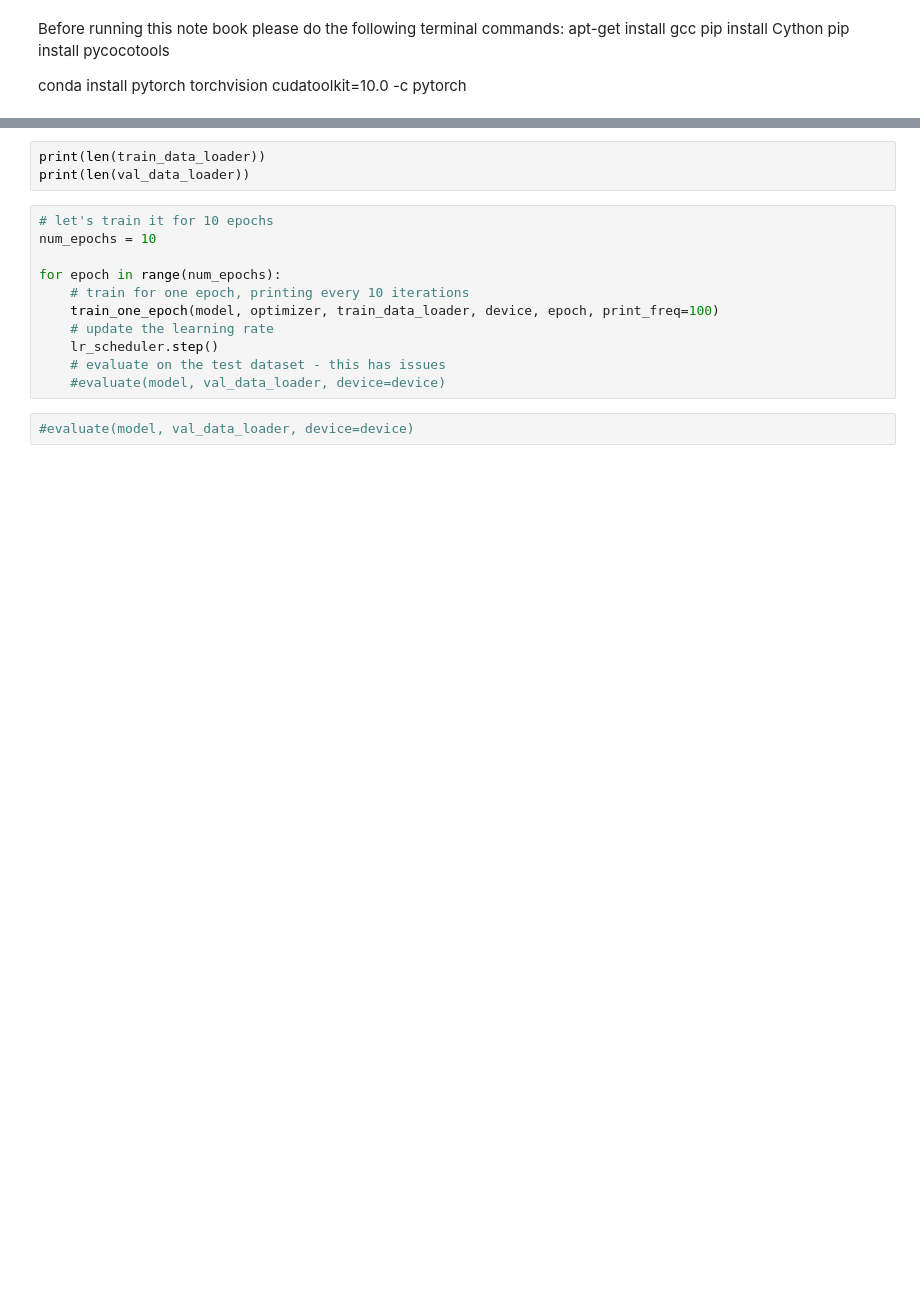
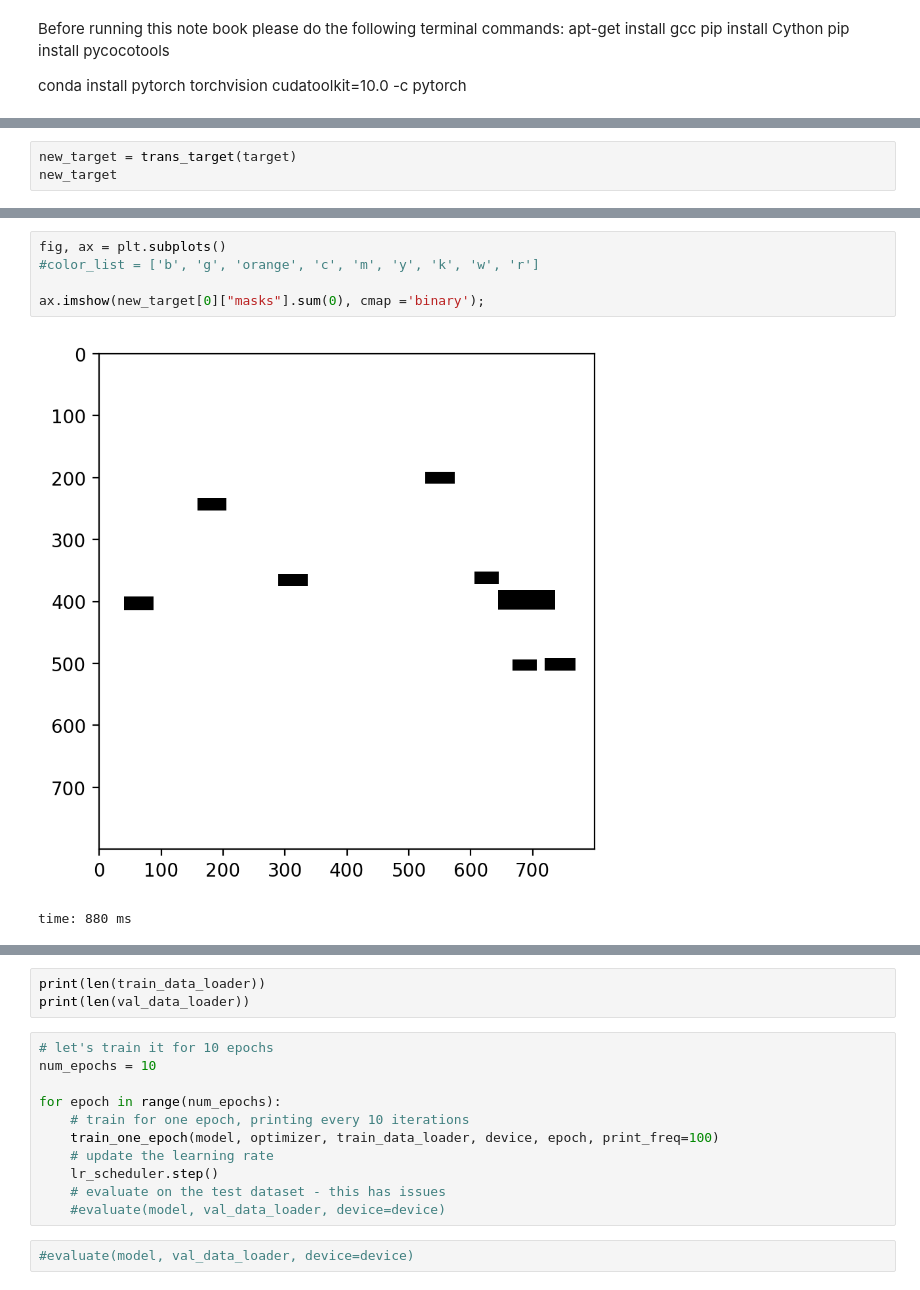
Before and after one commit to bwolfson2/dl2020, a Jupyter notebook: RCNN/Mask_RCNN.ipynb, the cells around one changed output, grey strips where cells are left out. Saved outputs shown, nothing was run; the diff lists cells and outputs as text; blank space fills up the shorter version.

```diff
--- a/RCNN/Mask_RCNN.ipynb
+++ b/RCNN/Mask_RCNN.ipynb
@@ -249,0 +287,3 @@ time: 139 ms
+# %%
+new_target = trans_target(target)
+new_target
@@ -250,3 +310,11 @@ time: 139 ms
+# %%
+fig, ax = plt.subplots()
+#color_list = ['b', 'g', 'orange', 'c', 'm', 'y', 'k', 'w', 'r']
+
+ax.imshow(new_target[0]["masks"].sum(0), cmap ='binary');
+# %% [output]
+[figure, added]
+time: 880 ms
 # %%
 sample_ = sew_images(sample[0])
 # %% [output]
```
Also changed, not shown: parts of 46 cells of this notebook, 2 other files.
